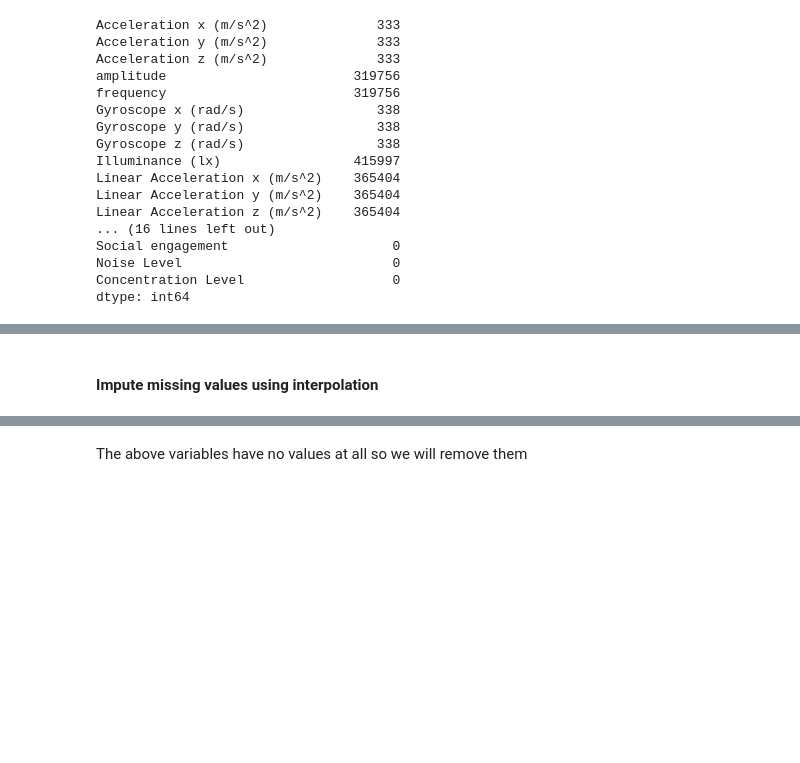
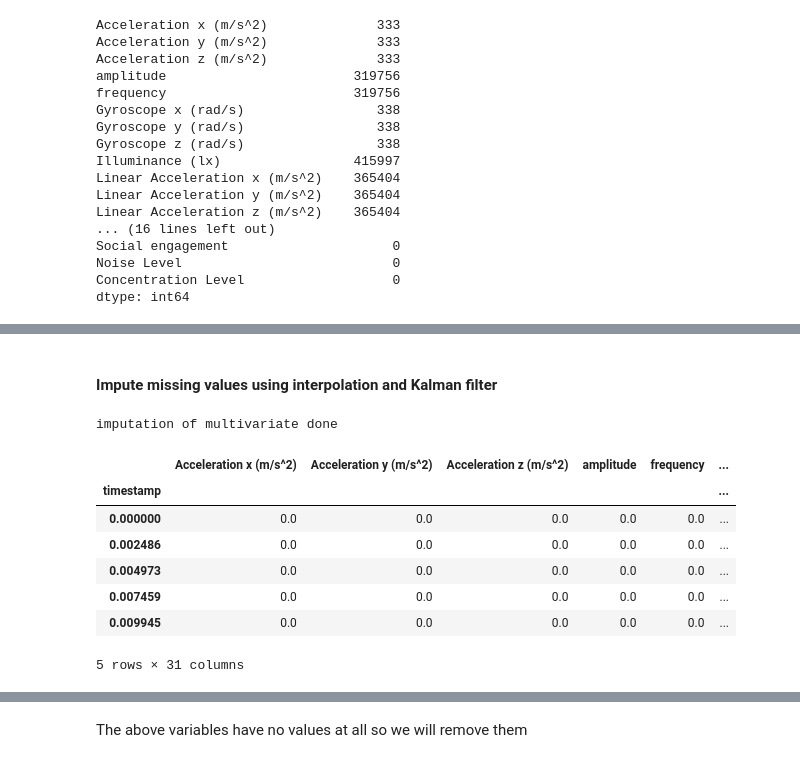
Before and after one commit to sebasaguerre/ML_for_Sensor_data, a Jupyter notebook: data_preparation_full.ipynb, the cells around one changed output, grey strips where cells are left out. Drawn from its saved outputs; the diff is of its cells as text; code cells hidden in the pictures; blank space fills up the shorter version.

```diff
--- a/data_preparation_full.ipynb
+++ b/data_preparation_full.ipynb
@@ -166,6 +168,24 @@ def safe_interpol(df: pd.DataFrame, lb: float=0.25, ub: float=0.95, all: bool= F
                         pass
 
     return df
+
+# support fucntions
+def multivariate_kalman_filter(df):
+    """updates function from professor to multivariate kalman filter"""
+    columns_to_impute = [column for column in df.columns if  is_numeric_dtype(df[column])]
+    kf = KalmanFilter(
+        transition_matrices = np.eye(len(columns_to_impute)), #initialize transition matrix to just next state
+        observation_matrices = np.eye(len(columns_to_impute)), #initialize observation matrix to just next state
+        transition_covariance = np.eye(len(columns_to_impute))*0.5, #initialize Q to moderate uncertainty about transition model
+        observation_covariance = np.eye(len(columns_to_impute)) *0.5)#initialize R to moderate uncertainty about measurements
+
+    masked_df = np.ma.masked_invalid(df[columns_to_impute].values.astype(np.float32))
+    kf_params = kf.em(masked_df,n_iter=3) #optimizes Q and R (the noise estimates) and so on of the kalman filter to improve outlier detection and imputation
+    imputed_data, covariances = kf_params.smooth(masked_df) #applies the filter
+    print("imputation of multivariate done")
+    for i, column in enumerate(columns_to_impute):
+        df[column] = imputed_data[:,i]
+    return df
 # %% [markdown]
 #### Generate joined dataset
 # %%
@@ -373,4 +388,17 @@ joined_data.to_csv("final_data.csv")
 # %% [markdown]
-#### Impute missing values using interpolation
+#### Impute missing values using interpolation and Kalman filter
+# %%
+k_data = multivariate_kalman_filter(joined_data)
+k_data.head()
+# %% [output]
+imputation of multivariate done
+|  | Acceleration x (m/s^2) | Acceleration y (m/s^2) | Acceleration z (m/s^2) | amplitude | frequency | ... |
+| timestamp |  |  |  |  |  | ... |
+| 0.000000 | 0.0 | 0.0 | 0.0 | 0.0 | 0.0 | ... |
+| 0.002486 | 0.0 | 0.0 | 0.0 | 0.0 | 0.0 | ... |
+| 0.004973 | 0.0 | 0.0 | 0.0 | 0.0 | 0.0 | ... |
+| 0.007459 | 0.0 | 0.0 | 0.0 | 0.0 | 0.0 | ... |
+| 0.009945 | 0.0 | 0.0 | 0.0 | 0.0 | 0.0 | ... |
+5 rows × 31 columns
 # %%
 # interpolate missing values
```
Also changed, not shown: parts of 17 cells of this notebook, 3 other files.
